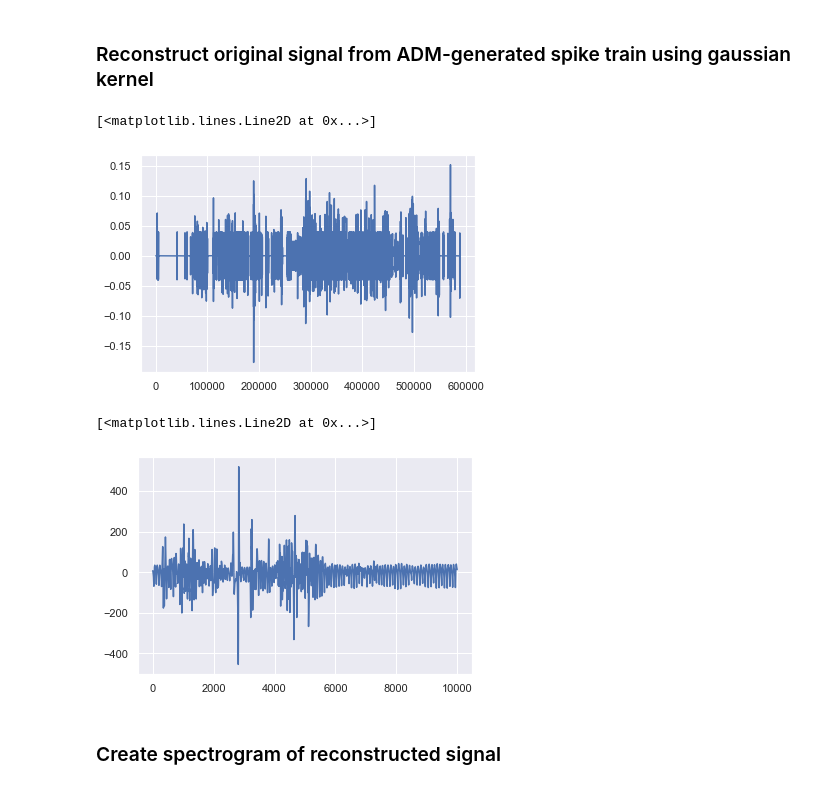
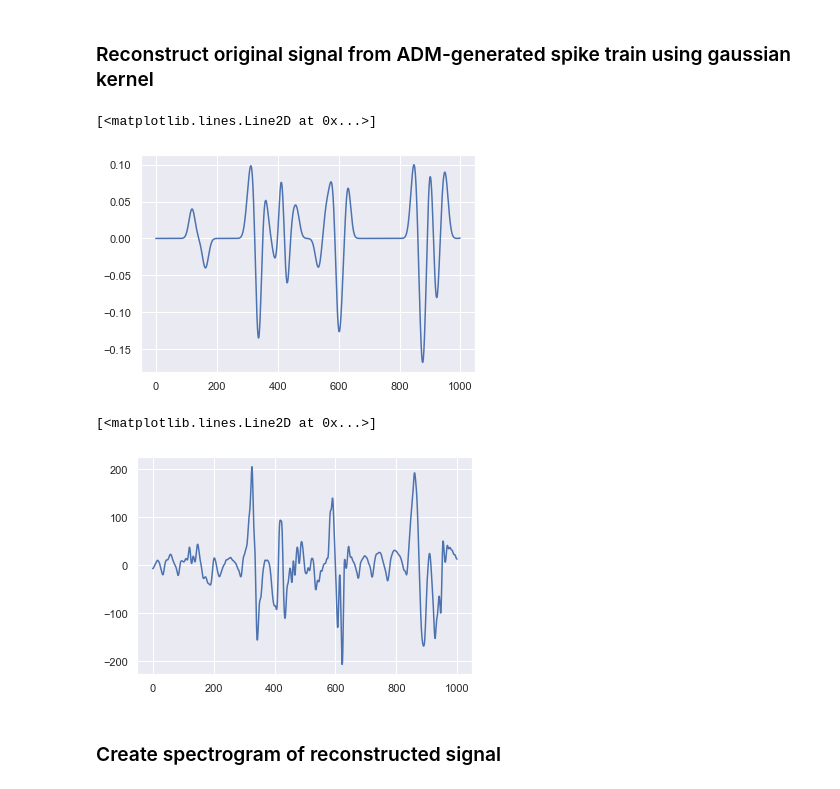
Before and after one commit to pennfranc/adm-ppg-analysis, a Jupyter notebook: mutual information analysis.ipynb, the cells around one changed output. Drawn from its saved outputs; the diff is of its cells as text; code cells hidden in the pictures.

```diff
--- a/mutual information analysis.ipynb
+++ b/mutual information analysis.ipynb
@@ -9,10 +9,12 @@ from sklearn.metrics import r2_score, mean_squared_error
 from ADM import ADM
 
 from data_loader import load_pickle, unpack_data
-from mutual_information import compute_mutual_information, create_spectrogram, mutual_info_pipeline
+from mutual_information import compute_mutual_information, create_spectrogram, mutual_info_pipeline, to_spikes_and_back
 sns.set()
 
-SUBJECT_IDX = 1
+SUBJECT_IDX = 3
+num_hr_bins = 100
+num_power_bins = 6
 # %%
 dataset = load_pickle(SUBJECT_IDX)
 # %% [markdown]
@@ -22,9 +24,10 @@ fs_ppg = 64
 nperseg_ppg = 1000
 noverlap = None
 fmin = 0 # Hz
-fmax = 20 # Hz
+fmax = 4 # Hz
 
 ppg, acc, hr, activity, _= unpack_data(dataset)
+ppg = ppg[:-(64 * 8)]
 
 hr_timestamps = np.arange(0, len(hr) * 2, 2)
 hr_interpolation = interpolate.interp1d(hr_timestamps, hr)
@@ -55,10 +60,12 @@ plt.plot(f_ppg, mutual_information_ppg)
 # %% [markdown]
 ### Run PPG through ADM
 # %%
+ADM_factor = 1
+ADM_step_size = ADM_factor * np.mean(abs(ppg))
 up_spikes, down_spikes = ADM(
     ppg,
-    up_threshold=300,
-    down_threshold=300,
+    up_threshold=ADM_step_size,
+    down_threshold=ADM_step_size,
     sampling_rate=fs_ppg,
     refractory_period=0
 )
@@ -77,16 +84,17 @@ reconstructed_signal = (
     reconstruct_from_spikes(down_spikes, len(ppg), -1)
 )
 # %%
-plot_segment_length = 10000
-plt.plot(reconstructed_signal)
+plot_segment_start = 100000
+plot_segment_length = 1000
+plt.plot(reconstructed_signal[plot_segment_start:plot_segment_start+plot_segment_length])
 # %% [output]
 [<matplotlib.lines.Line2D at 0x...>]
-[figure, old version]
+[figure, new version]
 # %%
-plt.plot(ppg[:plot_segment_length])
+plt.plot(ppg[plot_segment_start:plot_segment_start+plot_segment_length])
 # %% [output]
 [<matplotlib.lines.Line2D at 0x...>]
-[figure, old version]
+[figure, new version]
 # %% [markdown]
 ### Create spectrogram of reconstructed signal
 # %%
```
Also changed, not shown: parts of 12 cells of this notebook, 1 other file.
